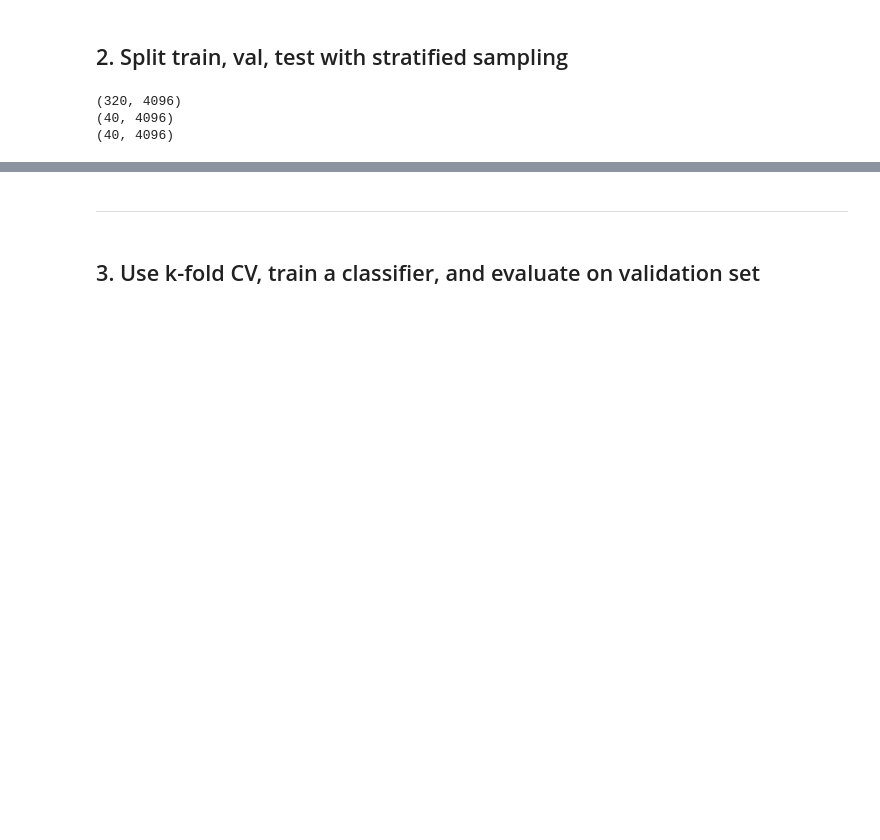
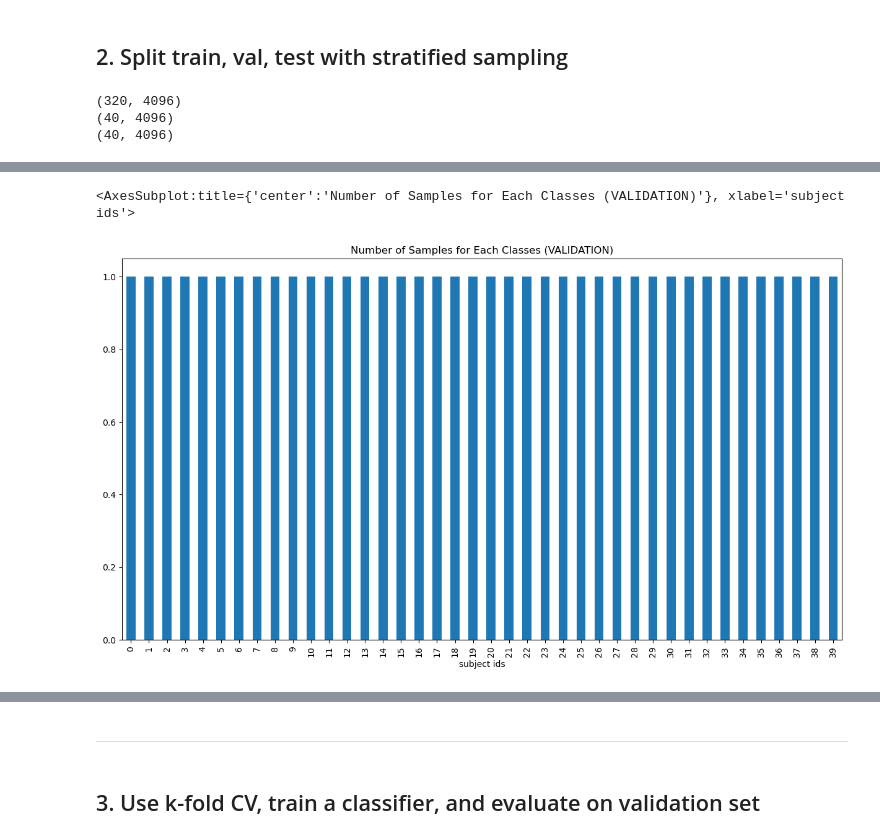
Before and after one commit to Ale248/FALL2024_COMP257, a Jupyter notebook: Assignment2/A2_Question1.ipynb, the cells around one changed output, grey strips where cells are left out. Drawn from its saved outputs; the diff is of its cells as text; code cells hidden in the pictures; blank space fills up the shorter version.

```diff
--- a/Assignment2/A2_Question1.ipynb
+++ b/Assignment2/A2_Question1.ipynb
@@ -106,0 +103,8 @@ y_frame.groupby(['subject ids']).size().plot.bar(figsize=(15,8),title="Number of
+# %%
+# From Reference [1]
+y_frame=pd.DataFrame()
+y_frame['subject ids']=y_val
+y_frame.groupby(['subject ids']).size().plot.bar(figsize=(15,8),title="Number of Samples for Each Classes (VALIDATION)")
+# %% [output]
+<AxesSubplot:title={'center':'Number of Samples for Each Classes (VALIDATION)'}, xlabel='subject ids'>
+[figure, added]
```
Also changed, not shown: parts of 20 cells of this notebook, 2 other files.
